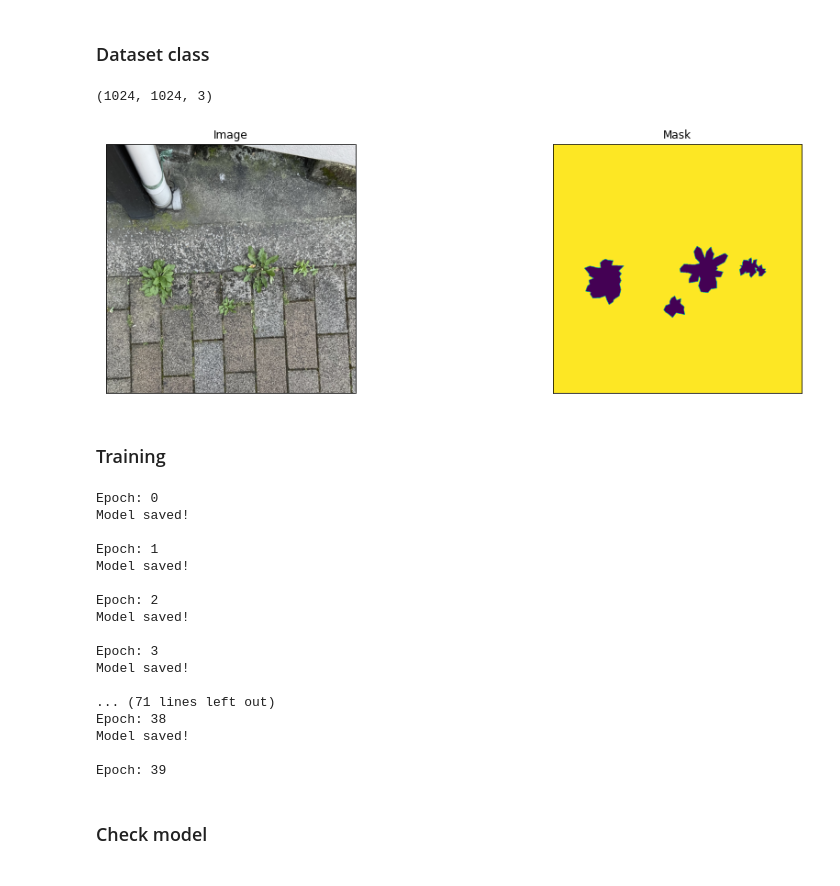
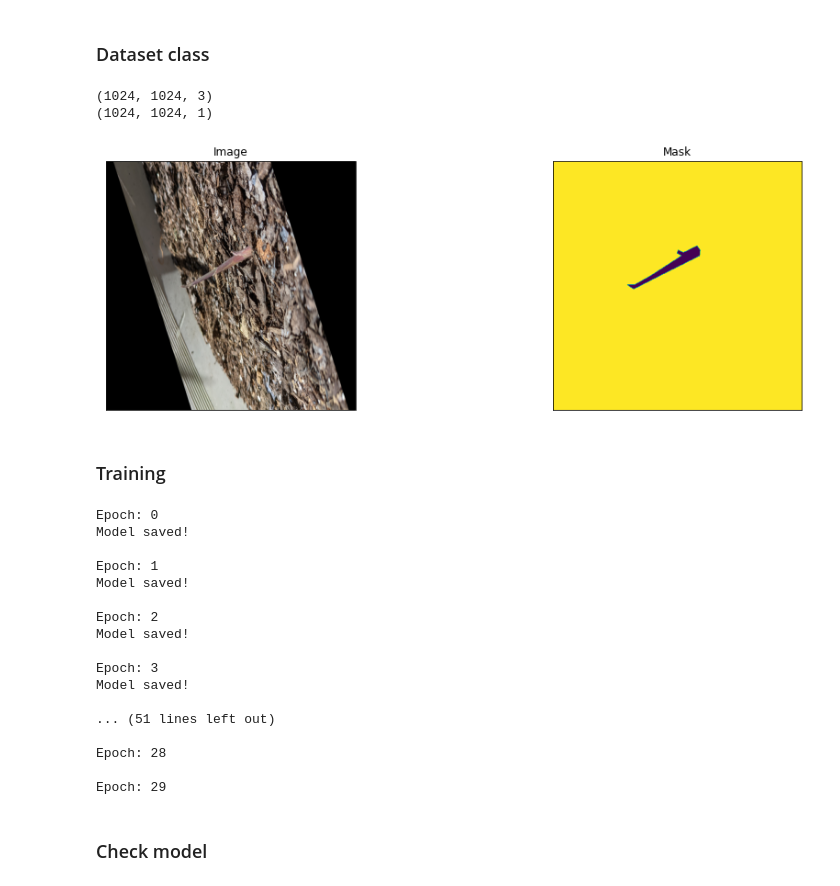
Before and after one commit to TechC-SugarCane/SemanticSegmentation, a Jupyter notebook: train_model.ipynb, the cells around one changed output. Cells and saved outputs as stored; diff of their text form; code cells hidden in the pictures.

```diff
--- a/train_model.ipynb
+++ b/train_model.ipynb
@@ -73,13 +73,13 @@ def get_preproessing(preprocessing_fn):
 ### Dataset class
 # %%
 class Dataset(BaseDataset):
-    CLASSES=['background', 'weed']
+    CLASSES=['background', 'sugarcane']
 
     def __init__(self, images_dir, masks_dir, classes=None, augmentation=None, preprocessing=None):
         self.ids = os.listdir(images_dir)
         self.images_fps = [os.path.join(images_dir, image_id) for image_id in self.ids]
         self.masks_fps = [os.path.join(masks_dir, image_id) for image_id in self.ids]
-        self.class_values =  [classes.index(cls.lower()) for cls in CLASSES]
+        self.class_values =  [classes.index(cls.lower()) for cls in classes]
         self.augmentation = augmentation
         self.preprocessing = preprocessing
 
@@ -163,14 +166,16 @@ valid_loader = DataLoader(valid_dataset, batch_size=1, shuffle=False, num_worker
 # %%
-dataset = Dataset(os.path.join(train_dir, 'images'), os.path.join(train_dir, 'masks'), classes=['weed'])
+dataset = Dataset(os.path.join(train_dir, 'images'), os.path.join(train_dir, 'masks'), classes=['sugarcane'])
 
 image, mask = dataset[0]
 
 print(image.shape)
+print(mask.shape)
 
 visualzie(image=image, mask=mask.squeeze())
 # %% [output]
 (1024, 1024, 3)
+(1024, 1024, 1)
-[figure, old version]
+[figure, new version]
 # %% [markdown]
 ### Training
 # %%
@@ -200,7 +205,7 @@ valid_epoch = smp.utils.train.ValidEpoch(
 )
 # %%
 max_score = 0
-epoch = 40
+epoch = 30
 for i in range(epoch):
     print(f'\nEpoch: {i}')
     try:
@@ -227,11 +232,11 @@ Model saved!
 Epoch: 3
 Model saved!
 
-... (71 lines left out)
-Epoch: 38
-Model saved!
+... (51 lines left out)
 
-Epoch: 39
+Epoch: 28
+
+Epoch: 29
 # %% [markdown]
 ### Check model
 # %%
```
Also changed, not shown: parts of 7 cells of this notebook, 3 other files.
